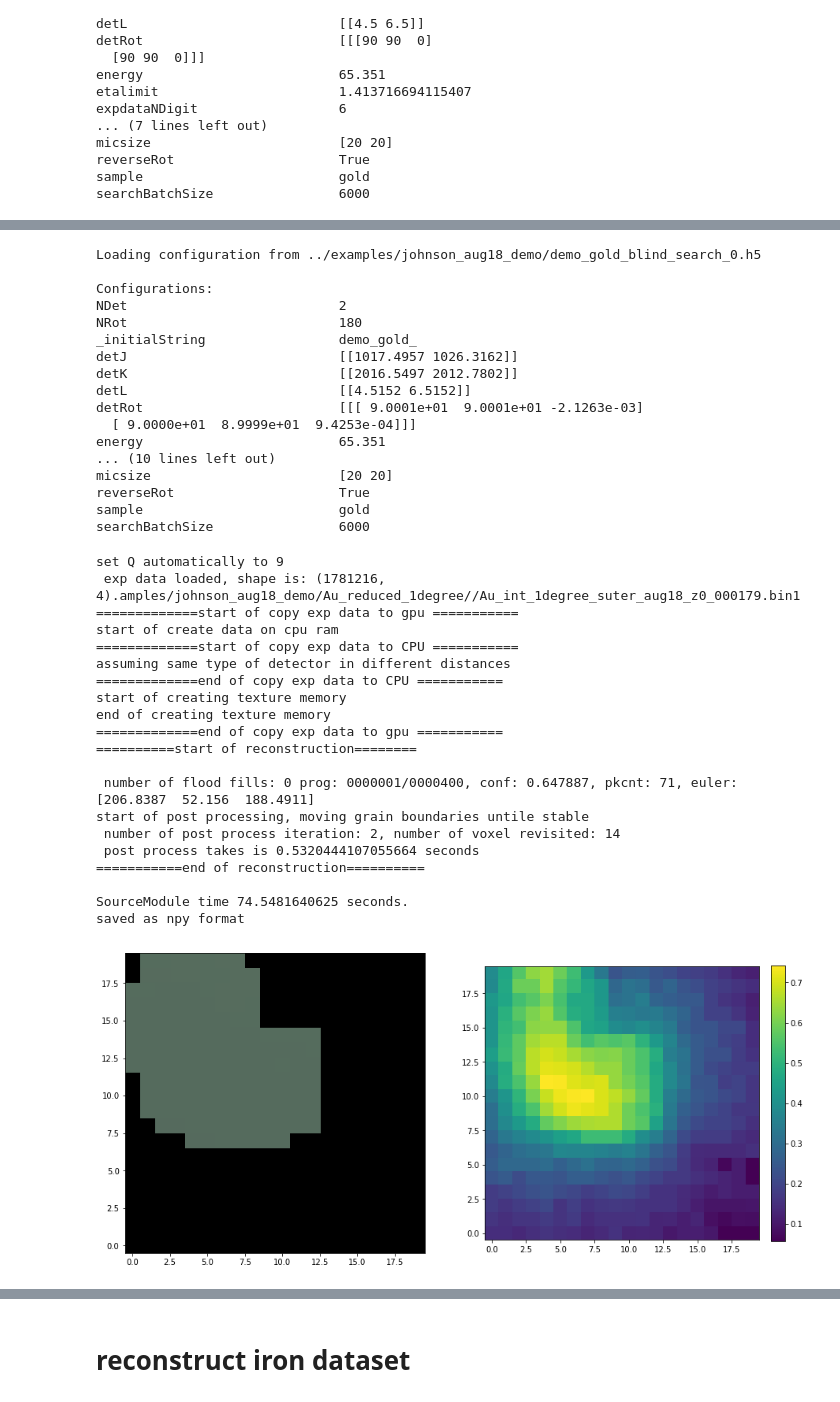
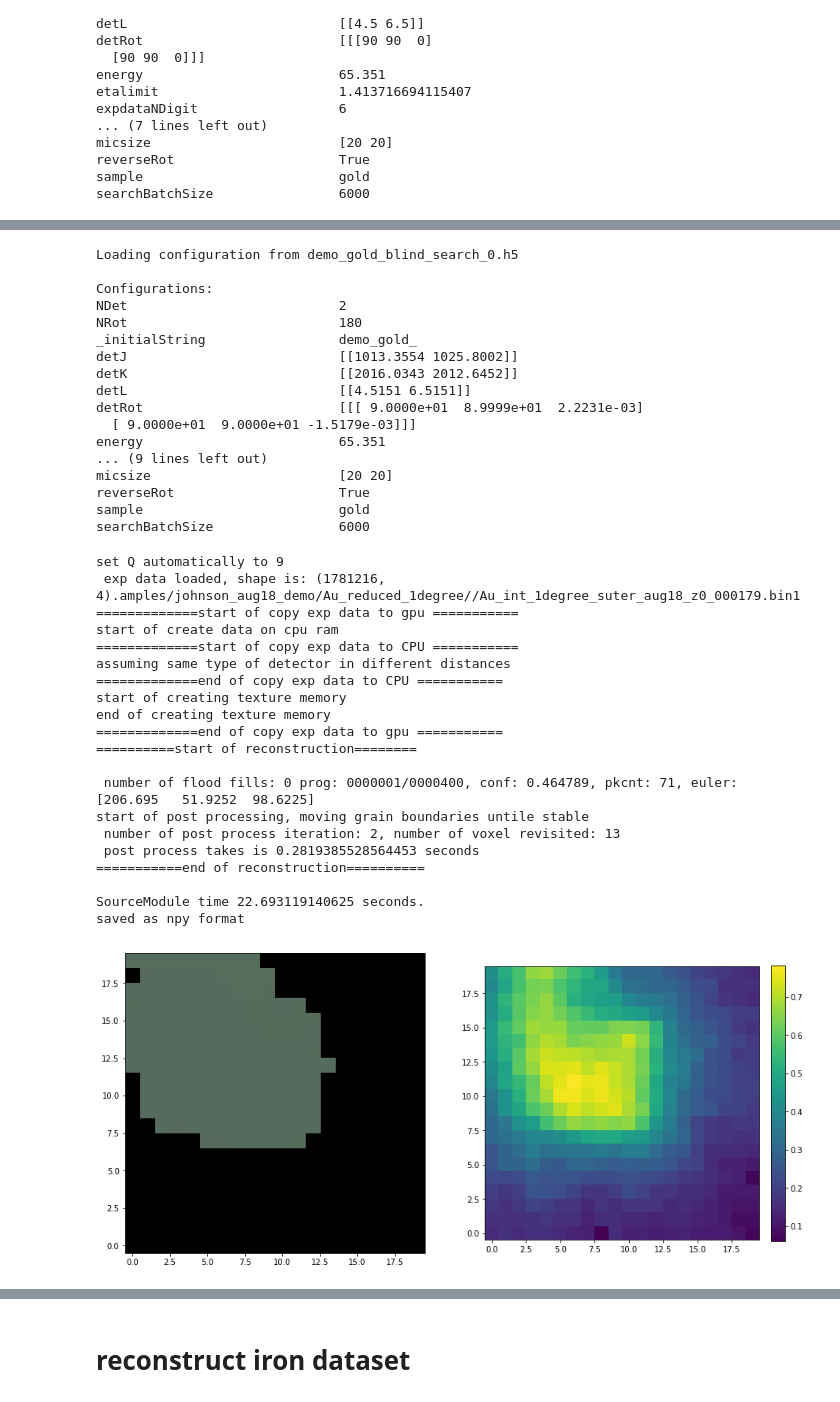
Before and after one commit to HeLiuCMU/HEXOMAP, a Jupyter notebook: demo_notebooks/Demo_Johnson_Aug18.ipynb, the cells around one changed output, grey strips where cells are left out. Cells and saved outputs as stored; diff of their text form; code cells hidden in the pictures.

Commit message:
update notebook, new config

```diff
--- a/demo_notebooks/Demo_Johnson_Aug18.ipynb
+++ b/demo_notebooks/Demo_Johnson_Aug18.ipynb
@@ -168,7 +168,7 @@ from hexomap import config
 from hexomap import reconstruction  # g-force caller
 from hexomap import MicFileTool     # io for reconstruction rst
 from hexomap import IntBin          # io for binary image (reduced data)
-c = config.Config().load('../examples/johnson_aug18_demo/demo_gold_blind_search_0.h5')
+c = config.Config().load('demo_gold_blind_search_0.h5')
 c.micsize = np.array([20, 20])
 c.micVoxelSize = 0.005
 c.micShift = np.array([0.0, 0.0, 0.0])
@@ -184,44 +184,44 @@ S.load_config(c)
 S.serial_recon_multi_stage()
 
 MicFileTool.plot_mic_and_conf(S.squareMicData, 0.4)
 # %% [output]
-Loading configuration from ../examples/johnson_aug18_demo/demo_gold_blind_search_0.h5
+Loading configuration from demo_gold_blind_search_0.h5
 
 Configurations:
 NDet                           2
 NRot                           180
 _initialString                 demo_gold_
-detJ                           [[1017.4957 1026.3162]]
-detK                           [[2016.5497 2012.7802]]
-detL                           [[4.5152 6.5152]]
-detRot                         [[[ 9.0001e+01  9.0001e+01 -2.1263e-03]
-  [ 9.0000e+01  8.9999e+01  9.4253e-04]]]
+detJ                           [[1013.3554 1025.8002]]
+detK                           [[2016.0343 2012.6452]]
+detL                           [[4.5151 6.5151]]
+detRot                         [[[ 9.0000e+01  8.9999e+01  2.2231e-03]
+  [ 9.0000e+01  9.0000e+01 -1.5179e-03]]]
 energy                         65.351
-... (10 lines left out)
+... (9 lines left out)
 micsize                        [20 20]
 reverseRot                     True
 sample                         gold
 searchBatchSize                6000
 set Q automatically to 9
  exp data loaded, shape is: (1781216, 4).amples/johnson_aug18_demo/Au_reduced_1degree//Au_int_1degree_suter_aug18_z0_000179.bin1
 =============start of copy exp data to gpu ===========
 start of create data on cpu ram
 =============start of copy exp data to CPU ===========
 assuming same type of detector in different distances
 =============end of copy exp data to CPU ===========
 start of creating texture memory
 end of creating texture memory
 =============end of copy exp data to gpu ===========
 ==========start of reconstruction========
 
- number of flood fills: 0 prog: 0000001/0000400, conf: 0.647887, pkcnt: 71, euler: [206.8387  52.156  188.4911]
+ number of flood fills: 0 prog: 0000001/0000400, conf: 0.464789, pkcnt: 71, euler: [206.695   51.9252  98.6225]
 start of post processing, moving grain boundaries untile stable
- number of post process iteration: 2, number of voxel revisited: 14
- post process takes is 0.5320444107055664 seconds
+ number of post process iteration: 2, number of voxel revisited: 13
+ post process takes is 0.2819385528564453 seconds
 ===========end of reconstruction==========
 
-SourceModule time 74.5481640625 seconds.
+SourceModule time 22.693119140625 seconds.
 saved as npy format
-[figure, old version]
+[figure, new version]
 # %%
 MicFileTool.plot_mic_and_conf(S.squareMicData, 0.6)
```
Also changed, not shown: parts of 7 cells of this notebook.
